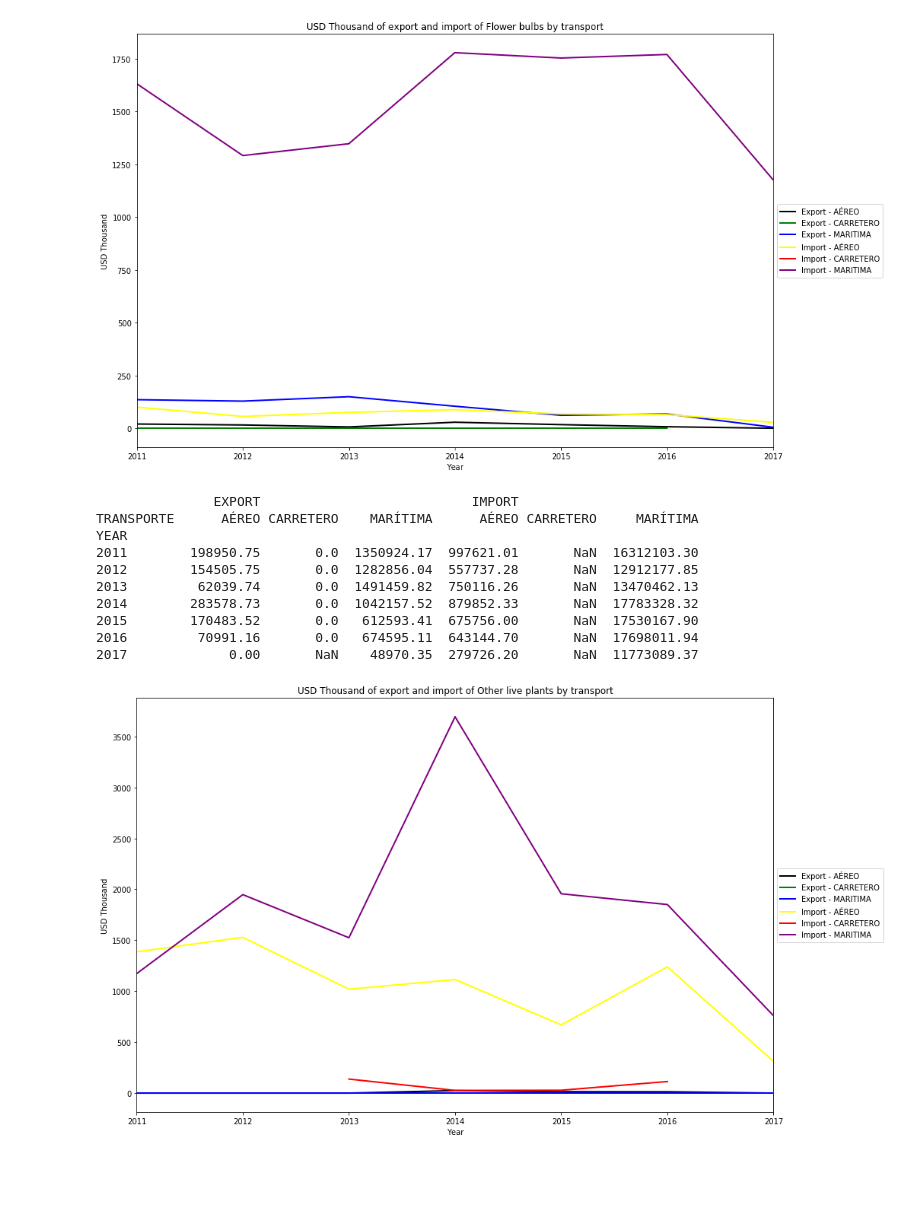
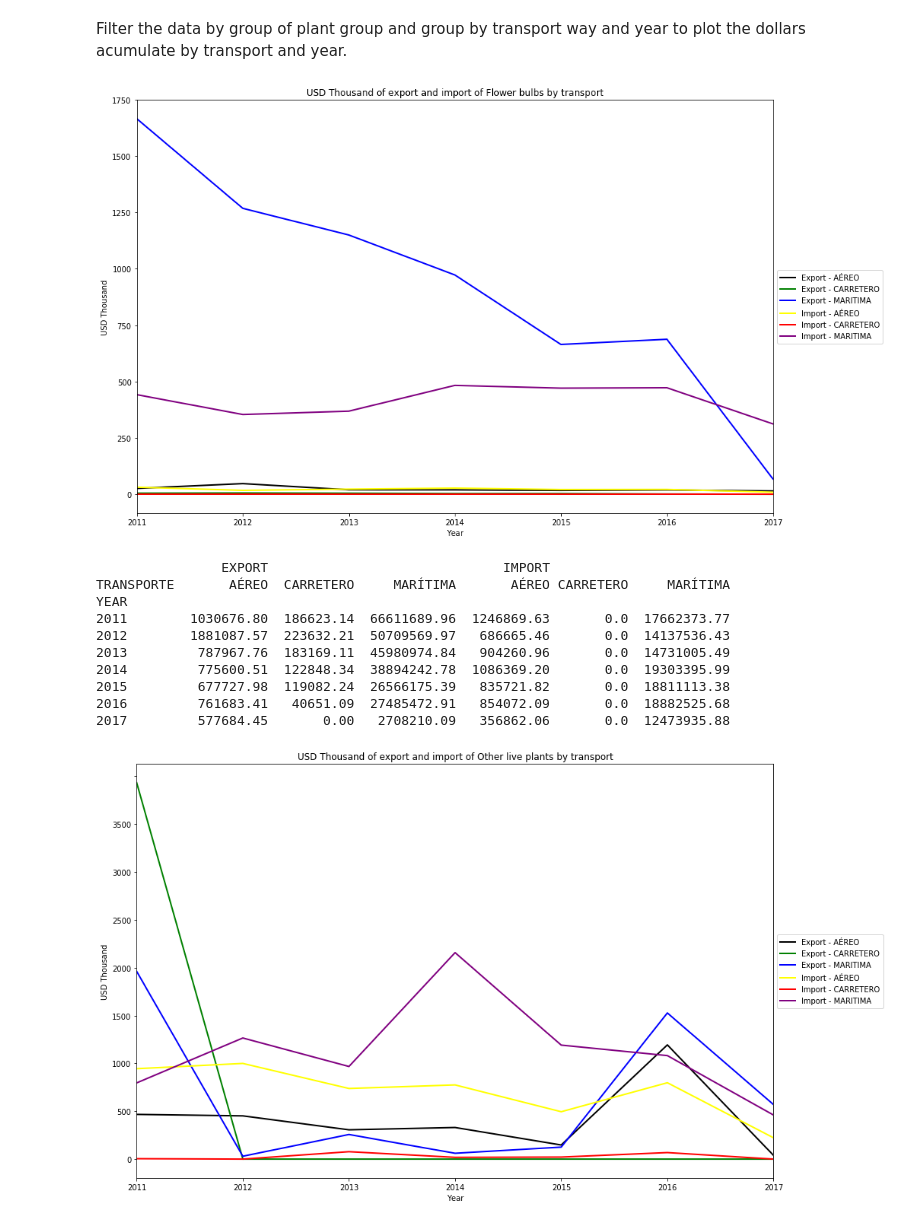
Before and after one commit to Hernan4444/DataScience-Agro, a Jupyter notebook: Question 03 - Way of transport of export and import.ipynb, the cells around one changed output. Saved outputs shown, nothing was run; the diff lists cells and outputs as text; code cells hidden in the pictures; blank space fills up the shorter version.

```diff
--- a/Question 03 - Way of transport of export and import.ipynb
+++ b/Question 03 - Way of transport of export and import.ipynb
@@ -11,0 +12,6 @@ import seaborn as sns
+# %%
+filename_export = "data" + os.sep + "export" + os.sep + "all_export_with_group_and_label.txt"
+filename_import = "data" + os.sep + "import" + os.sep + "all_import_with_group_and_label.txt"
+
+usecols_export =  ["YEAR", "TOTALVALORFOB", "VIATRANSPORTE", "GROUP"]
+usecols_import =  ["YEAR", "CIF", "VIA_TRAN", "GROUP"]
@@ -12,60 +33,42 @@ import seaborn as sns
+# %% [markdown]
+Filter the data by group of plant group and group by transport way and year to plot the dollars acumulate by transport and year.
 # %%
-filename_export = "data" + os.sep + "export" + os.sep + "all_export_with_group_and_label.txt"
-filename_import = "data" + os.sep + "import" + os.sep + "all_import_with_group_and_label.txt"
-
-usecols_export =  ["YEAR", "VALORCIF", "VIATRANSPORTE", "GROUP"]
-usecols_import =  ["YEAR", "FOB", "VIA_TRAN", "GROUP"]
-
-data_import = pd.read_csv(filename_import, decimal=',',
-                   sep=";", encoding="latin1", quoting=csv.QUOTE_NONE,
-                   usecols = usecols_import)
-
-data_export = pd.read_csv(filename_export, decimal=',',
-                          sep=";", encoding="latin1", quoting=csv.QUOTE_NONE,
-                          usecols = usecols_export)
-
-data_export.columns = ['TRANSPORTE', 'EXPORT', 'YEAR', "GROUP"]
-data_import.columns = ['TRANSPORTE', 'IMPORT', 'YEAR', "GROUP"]
-
-final_data = pd.concat([data_import, data_export])
-
-
-for group, scale,text in [("Flower bulbs",      np.linspace(0, 1750, 8), "Thousand"),
-                          ("Other live plants", np.linspace(0, 3500, 8),  "Thousand"),
-                          ("Cut flowers",       np.linspace(0, 4000, 9),  "Thousand"),
-                          ("Foliage",           np.linspace(0, 3000, 7),  "Thousand")]:
+for group, scale in [("Flower bulbs",      np.linspace(0, 1750, 8)),
+                     ("Other live plants", np.linspace(0, 3500, 8)),
+                     ("Cut flowers",       np.linspace(0, 4000, 9)),
+                     ("Foliage",           np.linspace(0, 3000, 7))]:
 
     temporal_data = final_data[final_data["GROUP"] == group]
 
     new_data_grouper = temporal_data.groupby(['YEAR','TRANSPORTE']).sum()
 
-    plot = new_data_grouper.unstack().plot(kind='line', figsize=(15, 10), linewidth=2.0,
-                                           color=["black", "green", "blue","yellow", "red", "purple"])
+    plot = new_data_grouper.unstack().replace(np.nan, 0).plot(kind='line', figsize=(15, 10), linewidth=2.0,
+                                                              color=["black", "green", "blue","yellow", "red", "purple"])
 
-    plot.set_title("USD {} of export and import of {} by transport".format(text, group))
+    plot.set_title("USD Thousand of export and import of {} by transport".format(group))
     plot.set_xlabel("Year")
-    plot.set_ylabel("USD {}".format(text))
+    plot.set_ylabel("USD Thousand")
 
     plot.legend(["Export - AÉREO", "Export - CARRETERO", "Export - MARITIMA",
                  "Import - AÉREO", "Import - CARRETERO", "Import - MARITIMA"],
                 loc='center left', bbox_to_anchor=(1.0, 0.5))
 
 
     plot.set_yticklabels([""] + [str(int(x)) for x in scale])
     plt.subplots_adjust(hspace=0.3)
 
     plt.show()
-    print(new_data_grouper.unstack().to_string())
+    print(new_data_grouper.unstack().replace(np.nan, 0).to_string())
 # %% [output]
-[figure, old version]
+[figure, new version]
-               EXPORT                           IMPORT
-TRANSPORTE      AÉREO CARRETERO    MARÍTIMA      AÉREO CARRETERO     MARÍTIMA
+                EXPORT                              IMPORT
+TRANSPORTE       AÉREO  CARRETERO     MARÍTIMA       AÉREO CARRETERO     MARÍTIMA
 YEAR
-2011        198950.75       0.0  1350924.17  997621.01       NaN  16312103.30
-2012        154505.75       0.0  1282856.04  557737.28       NaN  12912177.85
-2013         62039.74       0.0  1491459.82  750116.26       NaN  13470462.13
-2014        283578.73       0.0  1042157.52  879852.33       NaN  17783328.32
-2015        170483.52       0.0   612593.41  675756.00       NaN  17530167.90
-2016         70991.16       0.0   674595.11  643144.70       NaN  17698011.94
-2017             0.00       NaN    48970.35  279726.20       NaN  11773089.37
+2011        1030676.80  186623.14  66611689.96  1246869.63       0.0  17662373.77
+2012        1881087.57  223632.21  50709569.97   686665.46       0.0  14137536.43
+2013         787967.76  183169.11  45980974.84   904260.96       0.0  14731005.49
+2014         775600.51  122848.34  38894242.78  1086369.20       0.0  19303395.99
+2015         677727.98  119082.24  26566175.39   835721.82       0.0  18811113.38
+2016         761683.41   40651.09  27485472.91   854072.09       0.0  18882525.68
+2017         577684.45       0.00   2708210.09   356862.06       0.0  12473935.88
-[figure, old version]
+[figure, new version]
```
Also changed, not shown: parts of 6 cells of this notebook, 1 other file.
